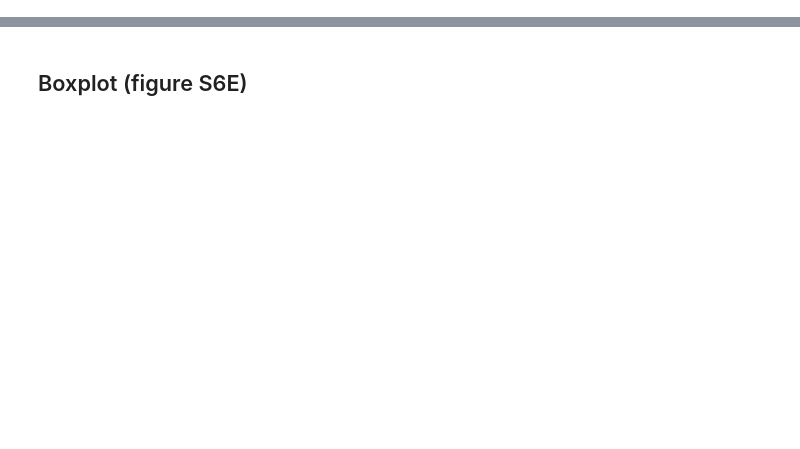
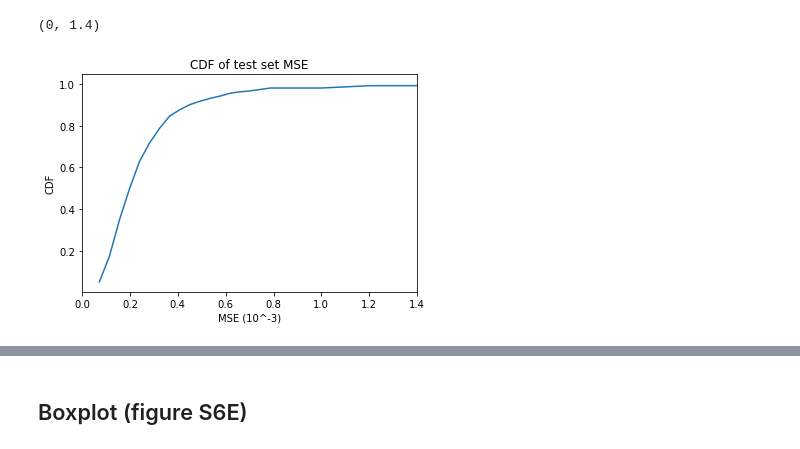
Before and after one commit to trdvangraft/mlbio, a Jupyter notebook: Data visualisations.ipynb, the cells around one changed output, grey strips where cells are left out. Cells and saved outputs as stored; diff of their text form; code cells hidden in the pictures; blank space fills up the shorter version.

```diff
--- a/Data visualisations.ipynb
+++ b/Data visualisations.ipynb
@@ -12,0 +66,17 @@ classesIndex = [424,452,481,482,483,484,485,486,487,488,489,536,537,538,539,556]
+# %%
+count,bins_count = np.histogram(MSEdataScaled, bins=40)
+
+pdf = count / sum(count)
+
+# using numpy np.cumsum to calculate the CDF
+cdf = np.cumsum(pdf)
+
+# plotting CDF
+plt.plot(bins_count[1:], cdf, label="CDF")
+plt.title("CDF of test set MSE")
+plt.ylabel("CDF")
+plt.xlabel("MSE (10^-3)")
+plt.xlim([0, 1.4])
+# %% [output]
+(0, 1.4)
+[figure, added]
```
Also changed, not shown: parts of 14 cells of this notebook, 2 other files.
